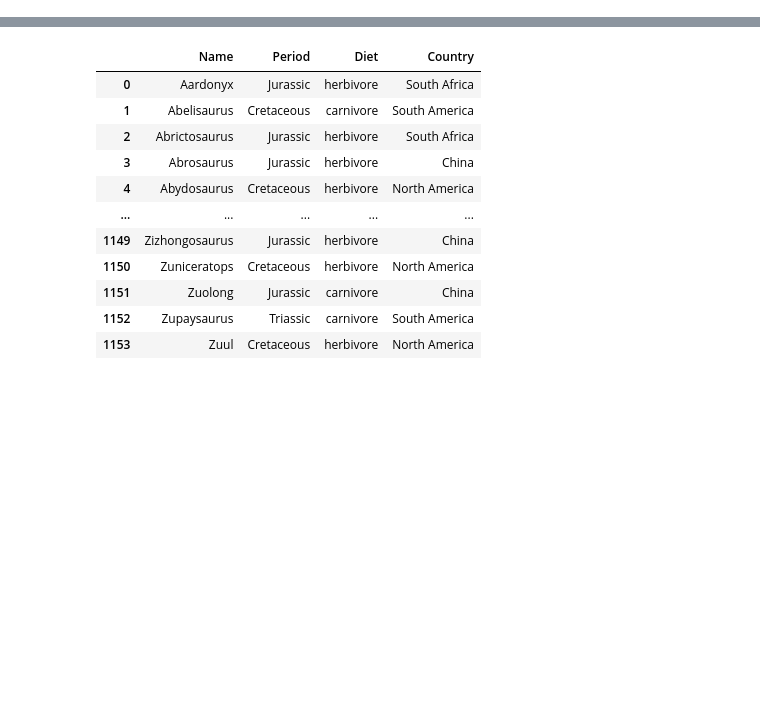
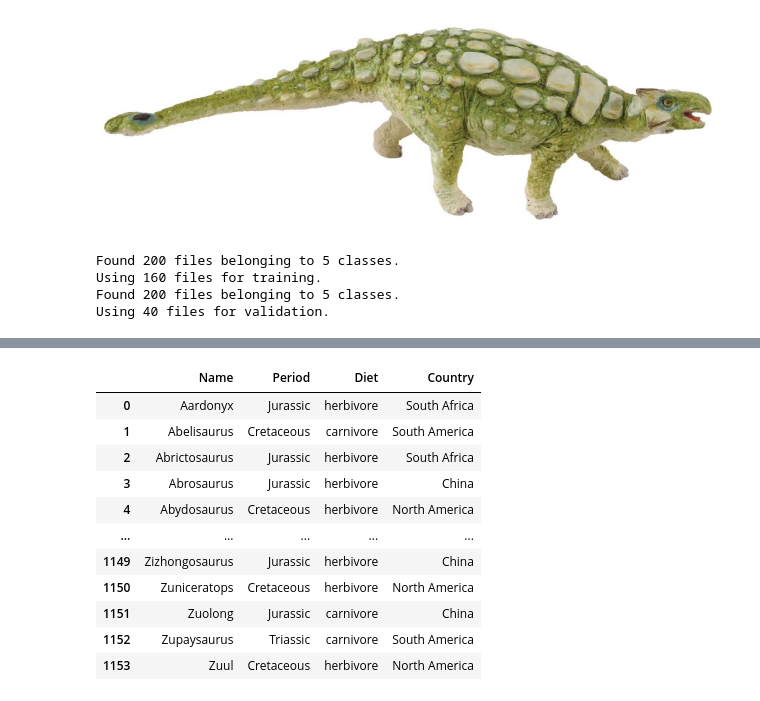
Before and after one commit to Jystine/DataHack2024, a Jupyter notebook: calwin_notebook.ipynb, the cells around one changed output, grey strips where cells are left out. Drawn from its saved outputs; the diff is of its cells as text; code cells hidden in the pictures; blank space fills up the shorter version.

```diff
--- a/calwin_notebook.ipynb
+++ b/calwin_notebook.ipynb
@@ -23,0 +10,23 @@ import tensorflow as tf
+# %%
+PIL.Image.open('data/ankylosaurus/1.png')
+# %% [output]
+[figure, added]
+# %%
+train_ds = tf.keras.utils.image_dataset_from_directory(
+  'data',
+  validation_split=0.2,
+  subset="training",
+  seed=123,
+  image_size=(300, 500))
+
+val_ds = tf.keras.utils.image_dataset_from_directory(
+  'data',
+  validation_split=0.2,
+  subset="validation",
+  seed=123,
+  image_size=(300, 500))
+# %% [output]
+Found 200 files belonging to 5 classes.
+Using 160 files for training.
+Found 200 files belonging to 5 classes.
+Using 40 files for validation.
```
Also changed, not shown: parts of 13 cells of this notebook, 2 other files.
